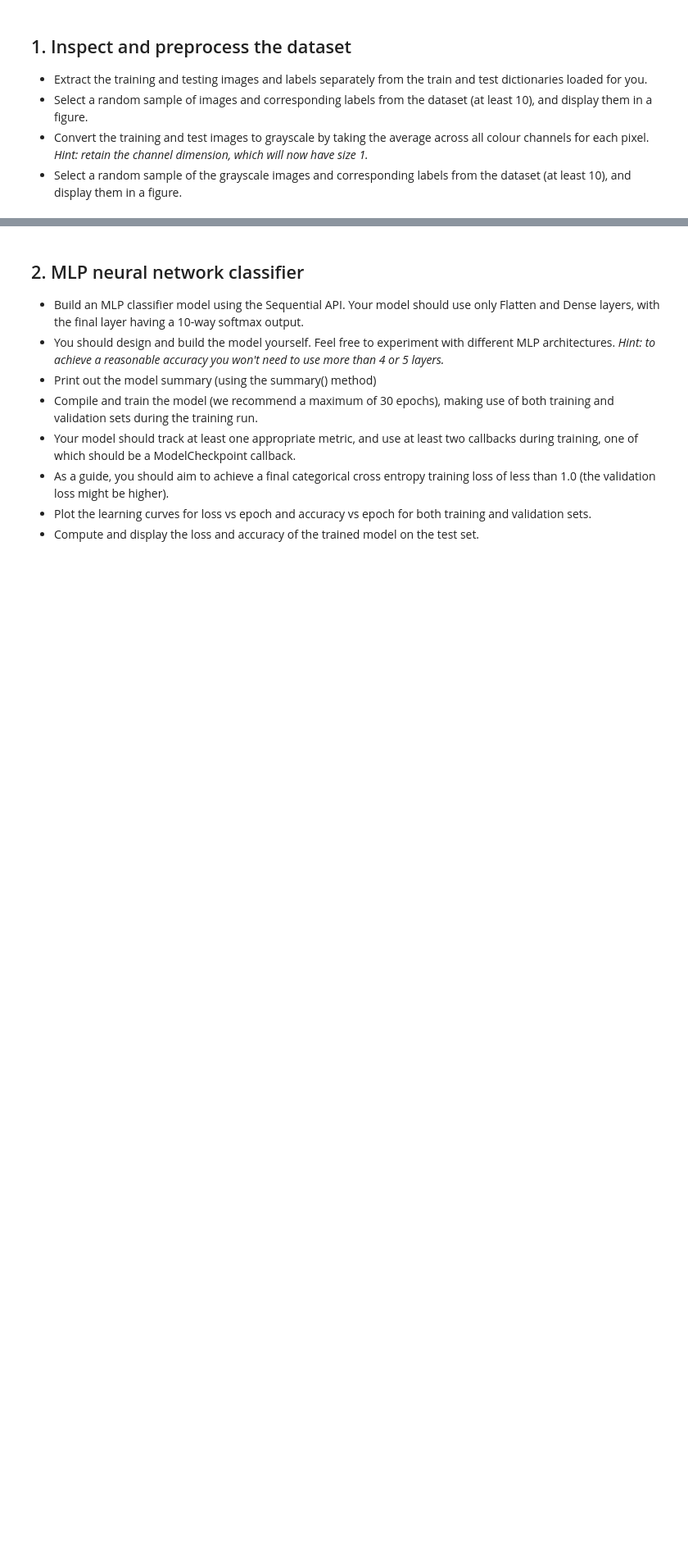
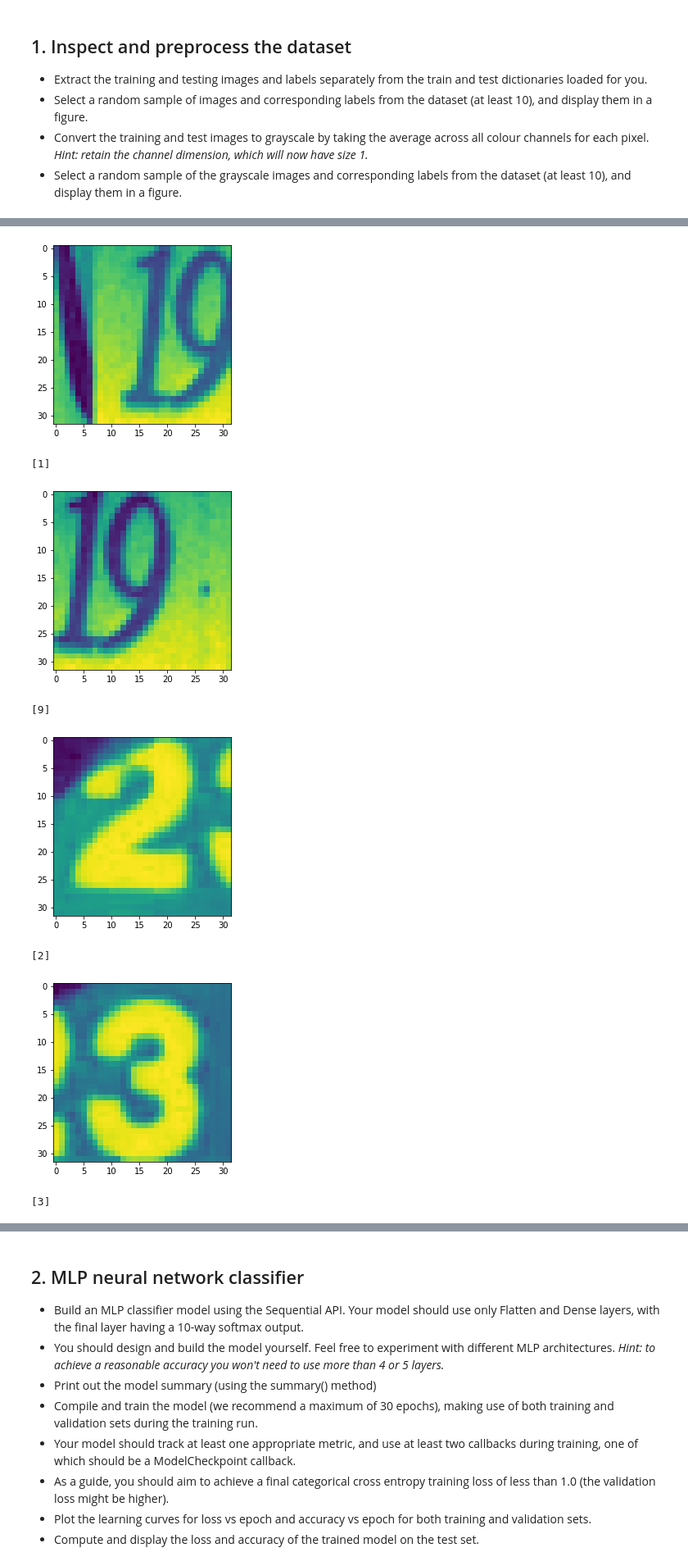
Before and after one commit to Vineet2107/tensorflow2, a Jupyter notebook: Capstone_Project.ipynb, the cells around one changed output, grey strips where cells are left out. Shown at 82% size. Drawn from its saved outputs; the diff is of its cells as text; code cells hidden in the pictures; blank space fills up the shorter version.

```diff
--- a/Capstone_Project.ipynb
+++ b/Capstone_Project.ipynb
@@ -56,0 +90,5 @@ X_train.shape, X_test.shape
+# %%
+X_train_gs = np.mean(X_train, 3).reshape(73257, 32, 32, 1)/255
+X_test_gs = np.mean(X_test,3).reshape(26032, 32,32 ,1)/255
+X_train_for_plotting = np.mean(X_train,3)
+X_train_gs.shape
@@ -56,0 +97,14 @@ X_train.shape, X_test.shape
+# %%
+for i in range(10):
+    plt.imshow(X_train_for_plotting[i, :, :,])
+    plt.show()
+    print(y_train[i])
+# %% [output]
+[figure, added]
+[1]
+[figure, added]
+[9]
+[figure, added]
+[2]
+[figure, added]
+[3]
```
Also changed, not shown: parts of 27 cells of this notebook.
